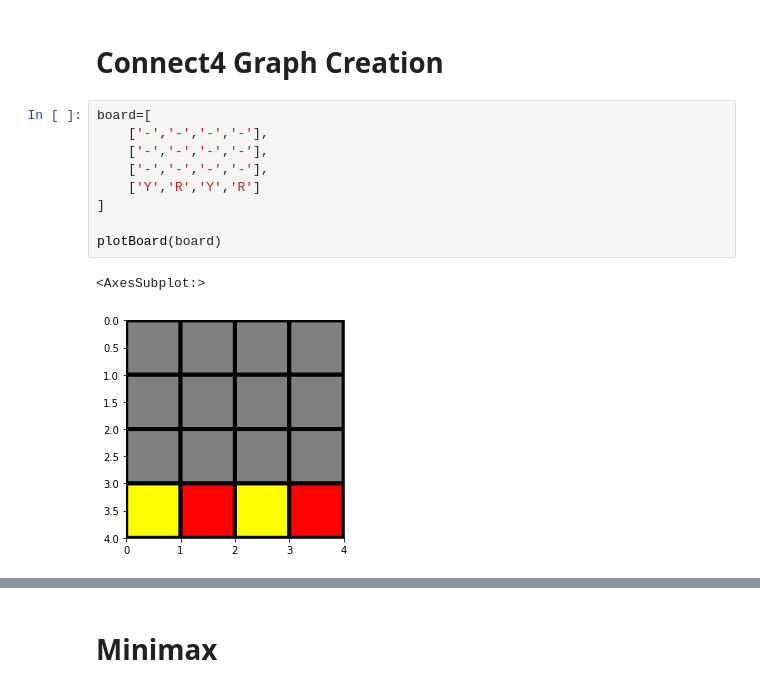
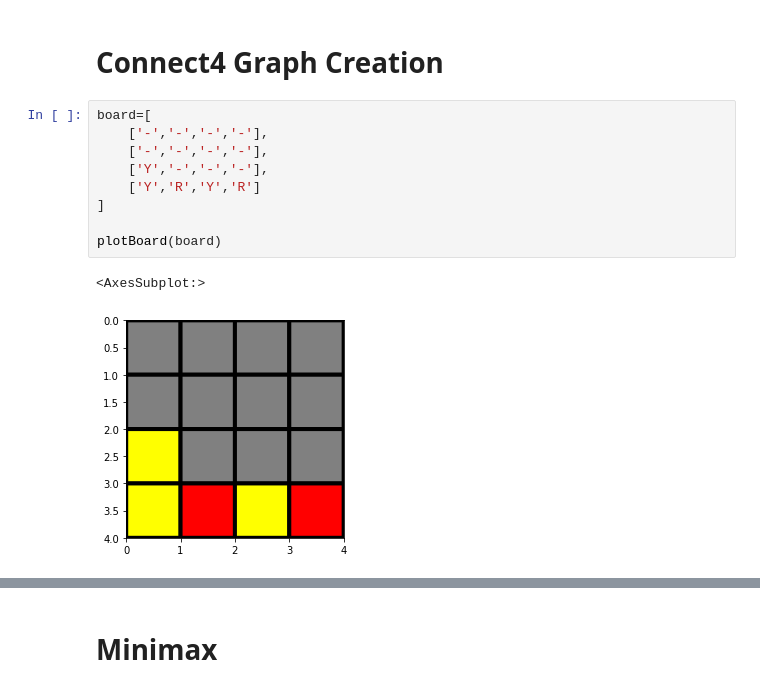
Before and after one commit to davidrossouw/cloud-run, a Jupyter notebook: connect4/connect4_game.ipynb, the cells around one changed output, grey strips where cells are left out. Drawn from its saved outputs; the diff is of its cells as text.

```diff
--- a/connect4/connect4_game.ipynb
+++ b/connect4/connect4_game.ipynb
@@ -238,14 +225,14 @@ def search(board, max_depth=4):  # -> DiGraph
 # %%
 board=[
     ['-','-','-','-'],
     ['-','-','-','-'],
-    ['-','-','-','-'],
+    ['Y','-','-','-'],
     ['Y','R','Y','R']
 ]
 
 plotBoard(board)
 # %% [output]
 <AxesSubplot:>
-[figure, old version]
+[figure, new version]
 # %%
 %%time
```
Also changed, not shown: parts of 26 cells of this notebook, 3 other files.
